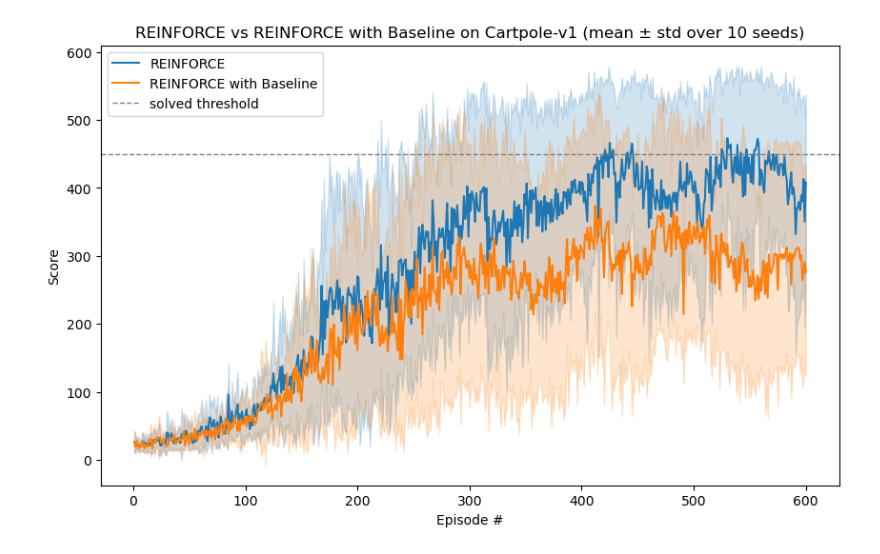
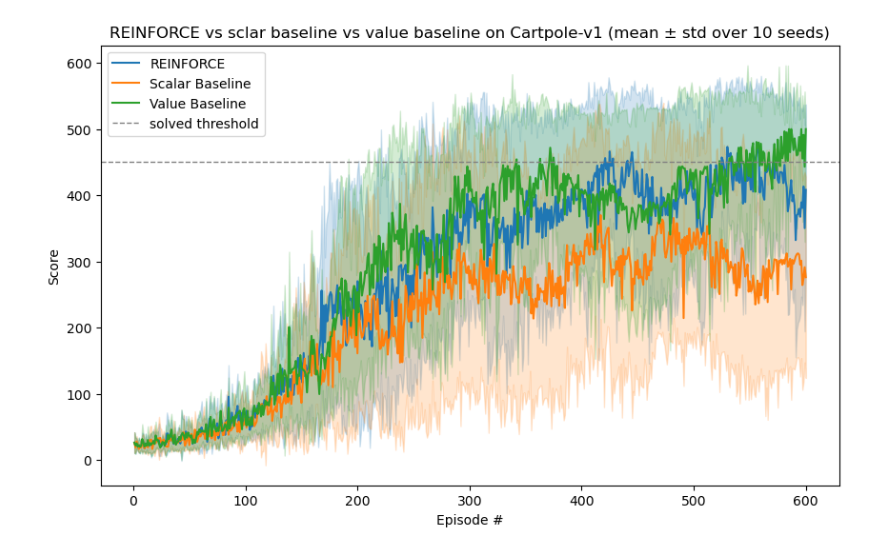
Before and after one commit to CloudedLeopard17/Reinforcement-Learning, a Jupyter notebook: policy-gradient/cartpole/reinforce.ipynb, the cells around one changed output. Drawn from its saved outputs; the diff is of its cells as text; code cells hidden in the pictures.

Commit message:
added value baseline in reinforce notebook.

```diff
--- a/policy-gradient/cartpole/reinforce.ipynb
+++ b/policy-gradient/cartpole/reinforce.ipynb
@@ -202,5 +211,5 @@ Episeode 599 return: 500.0
 # %%
-def run_baseline(env, seed):
+def run_scalar_baseline(env, seed):
     torch.manual_seed(seed)
     np.random.seed(seed)
     policy = Policy(env.observation_space.shape[0], env.action_space.n, seed).to(device)
@@ -282,0 +294,15 @@ Episeode 599 return: 500.0
+# %%
+class Value(nn.Module):
+
+    def __init__(self,state_size, seed =0):
+        super().__init__()
+        torch.manual_seed(seed)
+        self.net = nn.Sequential(
+            nn.Linear(state_size, 16),
+            nn.ReLU(),
+            nn.Linear(16, 1)
+        )
+
+    def forward(self, state):
+
+        return  self.net(state)
@@ -282,0 +367,13 @@ Episeode 599 return: 500.0
+# %%
+value_baseline_rewards = []
+value_baseline_solved = []
+for seed in seeds:
+    print(f"\nSeed: {seed}")
+    all_rewards, solved_at = run_value_baseline(env, seed)
+    value_baseline_rewards.append(all_rewards)
+    value_baseline_solved.append(solved_at)
+
+value_baseline_results = {
+    "scores": np.array(value_baseline_rewards),
+    "solved_at": np.array(value_baseline_solved)
+}
@@ -283,29 +398,31 @@ Episeode 599 return: 500.0
 # %%
 ALL_RESULTS = {
     "REINFORCE": (reinforce_results, "tab:blue"),
-    "REINFORCE with Baseline": (baseline_results, "tab:orange")
+    "Scalar Baseline": (scalar_baseline_results, "tab:orange"),
+    "Value Baseline": (value_baseline_results, "tab:green"),
+
 }
 
 
 def plot_mean_std(ax, data, label, color):
     mean = np.nanmean(data, axis=0)
     std = np.nanstd(data, axis=0)
     x = np.arange(1, data.shape[1] + 1)
     ax.plot(x, mean, label=label, color=color)
     ax.fill_between(x, mean - std, mean + std, alpha=0.2, color=color)
 
 
 fig, ax = plt.subplots(figsize=(10, 6))
 for name, (results, color) in ALL_RESULTS.items():
     plot_mean_std(ax, results["scores"], name, color)
 ax.axhline(450.0, color="gray", linestyle="--", linewidth=1, label="solved threshold")
 ax.set_xlabel("Episode #")
 ax.set_ylabel("Score")
-ax.set_title(f"REINFORCE vs REINFORCE with Baseline on Cartpole-v1 (mean \u00b1 std over {len(seeds)} seeds)")
+ax.set_title(f"REINFORCE vs sclar baseline vs value baseline on Cartpole-v1 (mean \u00b1 std over {len(seeds)} seeds)")
 ax.legend()
 plt.show()
 # %% [output]
-[figure, old version]
+[figure, new version]
 # %%
 def summarize(name, results):
     final_scores = np.nanmean(results["scores"][:, -100:], axis=1)  # last-100-episode avg per seed
```
Also changed, not shown: parts of 15 cells of this notebook, 2 other files.
